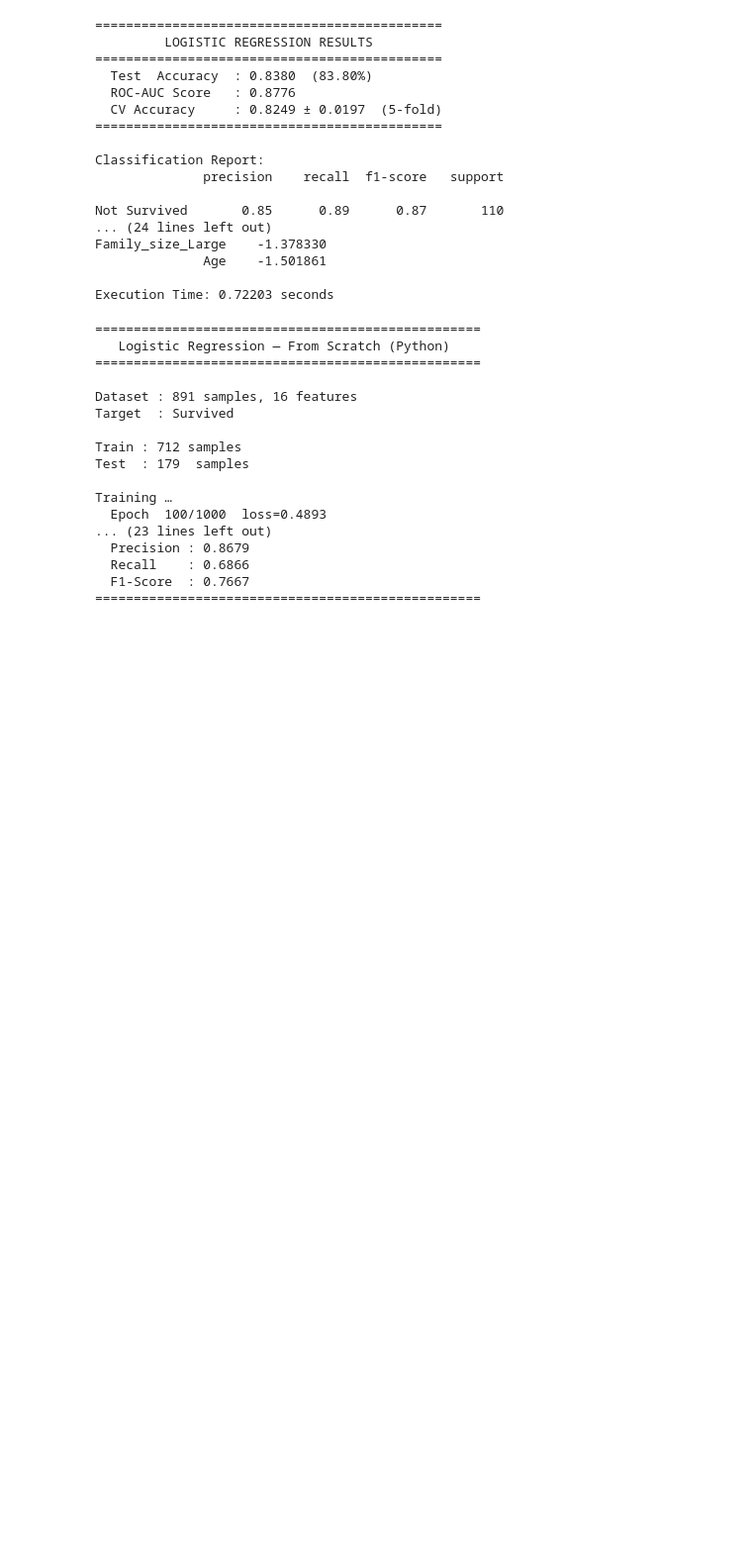
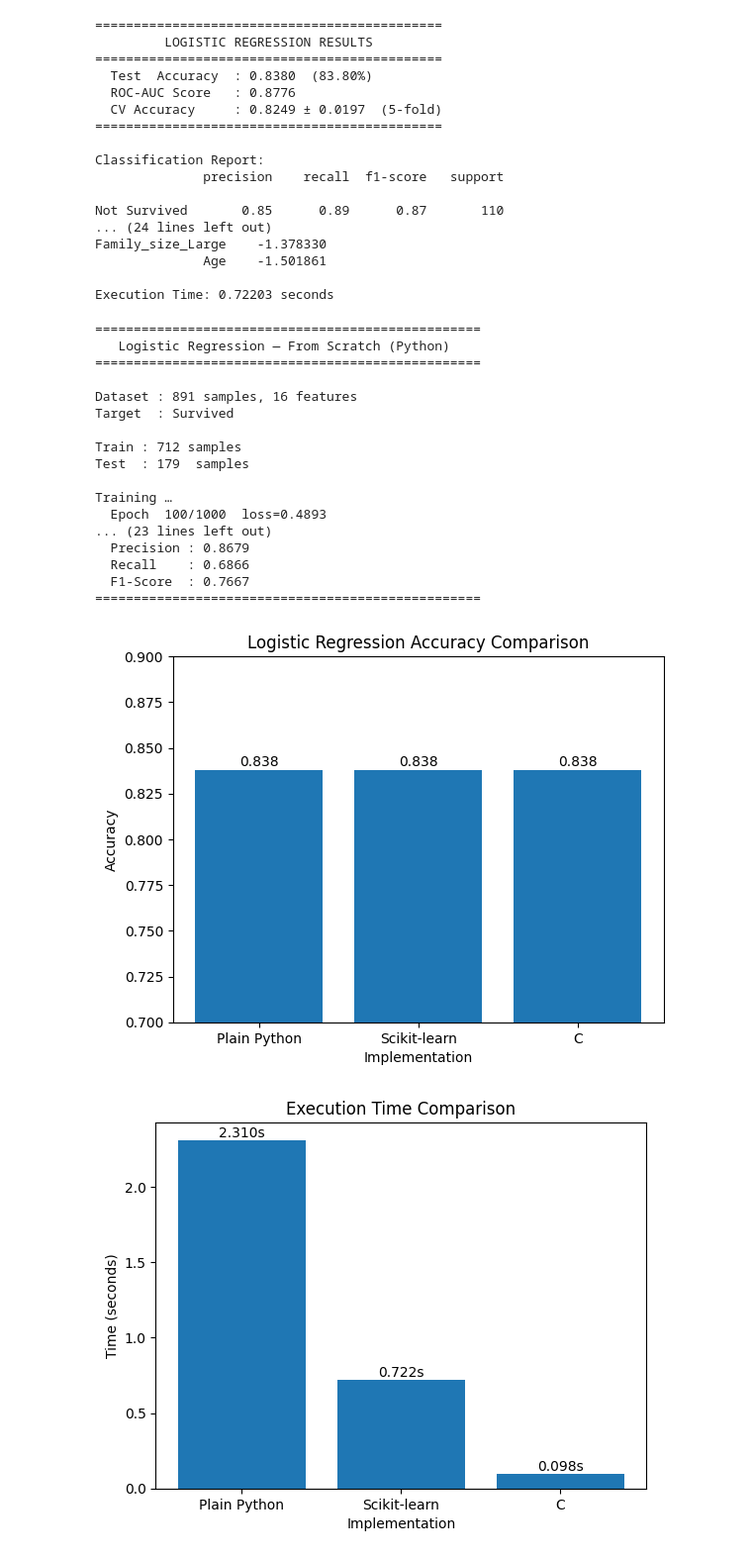
Before and after one commit to TanKaizokuO/C-Learn, a Jupyter notebook: titanic.ipynb, the cells around one changed output. Shown at 99% size. Cells and saved outputs as stored; diff of their text form; code cells hidden in the pictures; blank space fills up the shorter version.

Commit message:
add visual representaion of differences

```diff
--- a/titanic.ipynb
+++ b/titanic.ipynb
@@ -495,3 +495,43 @@ Training …
   Recall    : 0.6866
   F1-Score  : 0.7667
 ==================================================
+# %%
+import matplotlib.pyplot as plt
+
+# Implementations
+implementations = ["Plain Python", "Scikit-learn", "C"]
+
+# Results (replace if needed)
+accuracy = [0.838, 0.838, 0.838]
+execution_time = [2.31, 0.722, 0.098]   # example plain python time
+
+# -------- Accuracy Plot --------
+plt.figure()
+plt.bar(implementations, accuracy)
+
+plt.title("Logistic Regression Accuracy Comparison")
+plt.ylabel("Accuracy")
+plt.xlabel("Implementation")
+
+for i, v in enumerate(accuracy):
+    plt.text(i, v + 0.002, f"{v:.3f}", ha='center')
+
+plt.ylim(0.7, 0.9)
+plt.show()
+
+
+# -------- Execution Time Plot --------
+plt.figure()
+plt.bar(implementations, execution_time)
+
+plt.title("Execution Time Comparison")
+plt.ylabel("Time (seconds)")
+plt.xlabel("Implementation")
+
+for i, v in enumerate(execution_time):
+    plt.text(i, v + 0.02, f"{v:.3f}s", ha='center')
+
+plt.show()
+# %% [output]
+[figure, added]
+[figure, added]
```
